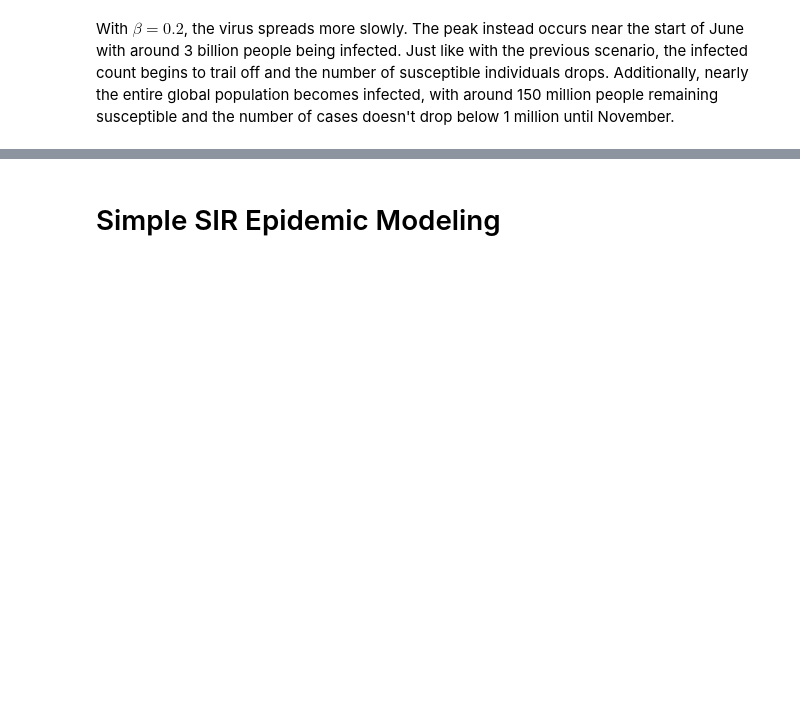
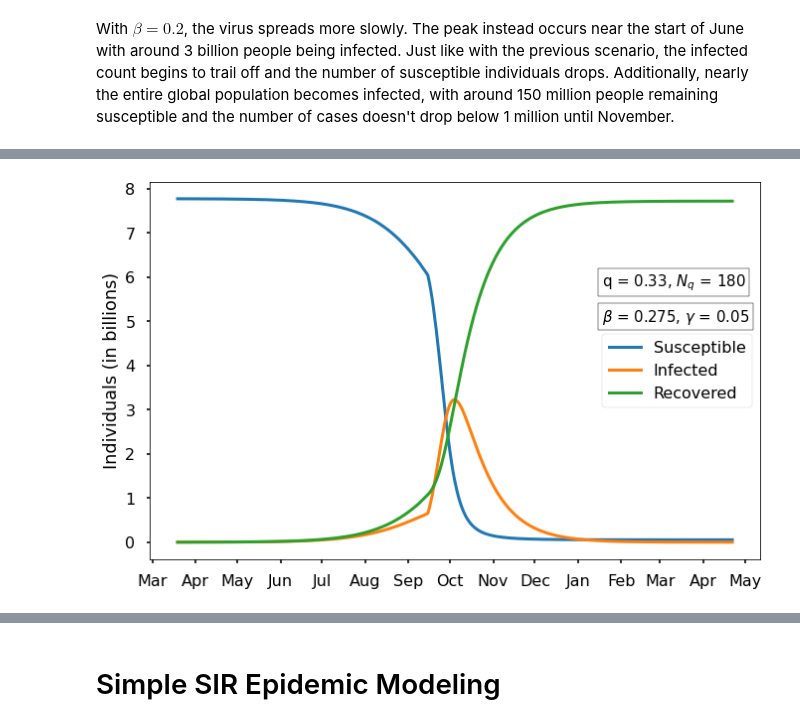
Before and after one commit to benjaminwarner/senior-project, a Jupyter notebook: SIR_Modeling.ipynb, the cells around one changed output, grey strips where cells are left out. Saved outputs shown, nothing was run; the diff lists cells and outputs as text; code cells hidden in the pictures; blank space fills up the shorter version.

```diff
--- a/SIR_Modeling.ipynb
+++ b/SIR_Modeling.ipynb
@@ -157,0 +186,5 @@ Even with these variations in $\beta$, the picture is more or less the same: the
+# %%
+s, i, r = SIR(q=0.33, q_end=180)
+plot_SIR(s, i, r, beta=0.275, q=0.33, Nq=180)
+# %% [output]
+[figure, added]
```
Also changed, not shown: parts of 12 cells of this notebook.
